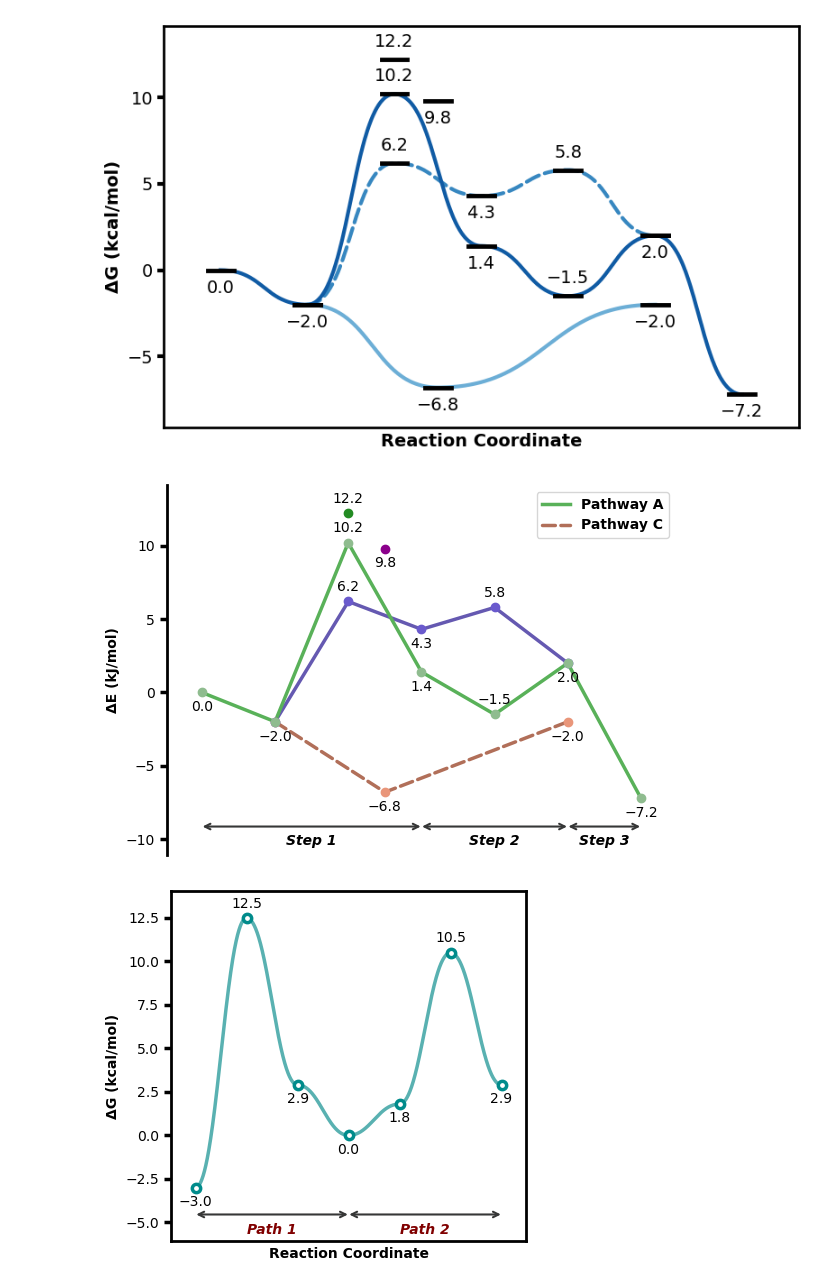
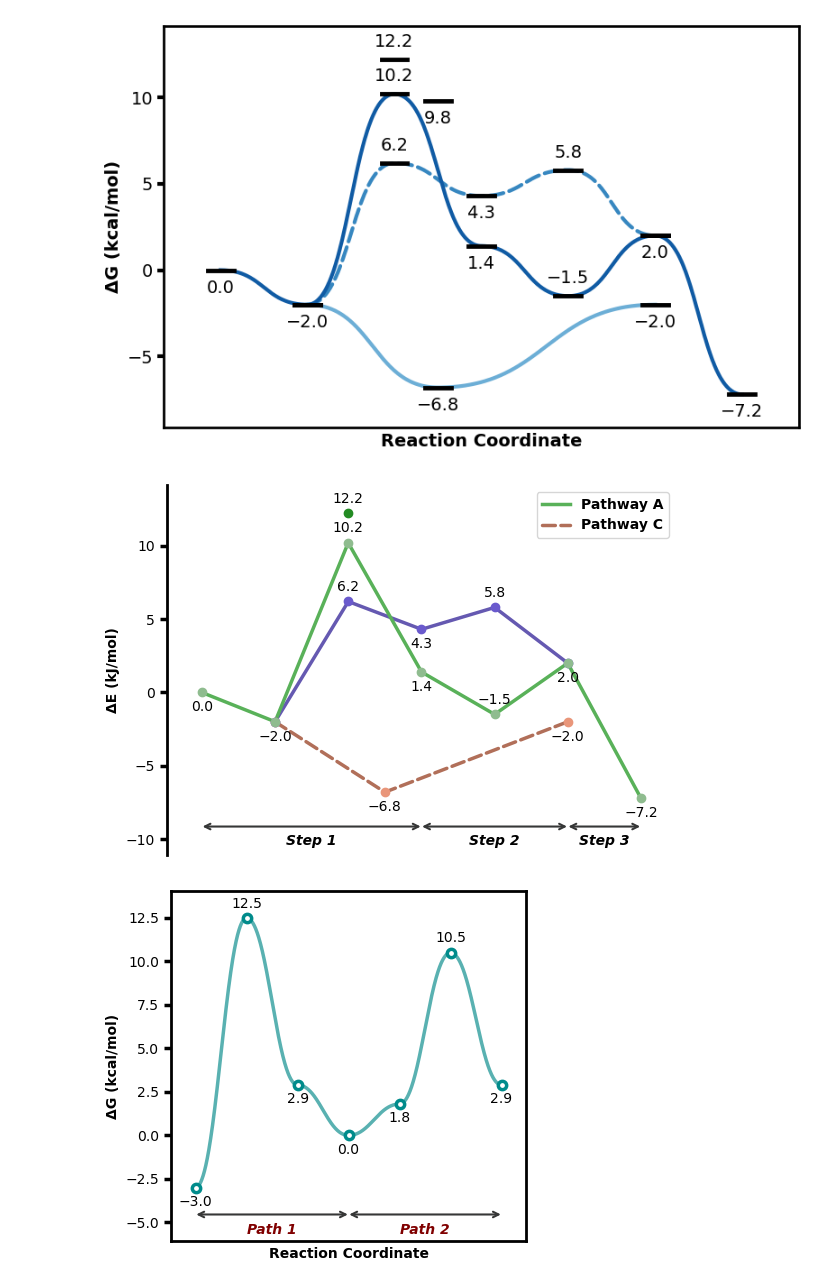
Before and after one commit to aligfellow/plotprofile, a Jupyter notebook: examples/example.ipynb, the cells around one changed output. Drawn from its saved outputs; the diff is of its cells as text; code cells hidden in the pictures.

```diff
--- a/examples/example.ipynb
+++ b/examples/example.ipynb
@@ -1,32 +1,32 @@
 # %%
 from plotProfile import ReactionProfilePlotter
 
 energy_sets = {
     "Pathway A": [0.00, -2.0, 10.2, 1.4, -1.5, 2.0, -7.2],
     "Pathway B": [None, -2.0, 6.2, 4.3, 5.8, 2.0],
     "Pathway C": [None, -2.0, -6.8,-6.8, None, -2.0],
     "diastereomer": [None, None, 12.2],
     "diastereomer2": [None, None, 9.8, 9.8]
 }
 
 annotations = {
     'Step 1': (0,3),
     'Step 2': (3,5),
     'Step 3': (5,6),
 }
 
 plotter = ReactionProfilePlotter(dashed=["Pathway C"])
 plotter.plot(energy_sets, annotations=annotations, filename="../images/profile1")
 
 plotter = ReactionProfilePlotter(style="presentation", dashed=["Pathway B"], point_type='bar', desaturate=False, colors='Blues_r', show_legend=False, curviness=0.5)
 plotter.plot(energy_sets, filename="../images/profile2")
 
 plotter = ReactionProfilePlotter(style="straight", figsize=(6,4), dashed=["Pathway C"], point_type='dot', annotation_color='black', axes='y', colors=['darkseagreen', 'slateblue', 'darksalmon', 'forestgreen', 'darkmagenta'], energy='electronic', units='kj')
-plotter.plot(energy_sets,annotations=annotations, filename="../images/profile3", exclude_from_legend=["Pathway B"])
+plotter.plot(energy_sets,annotations=annotations, filename="../images/profile3", exclude_from_legend=["Pathway B"], include_keys=["Pathway A", "Pathway B", "Pathway C", "diastereomer"])
 # %% [output]
 [figure]
 [figure]
-[figure, old version]
+[figure, new version]
 # %%
 from plotProfile import ReactionProfilePlotter
 
```
